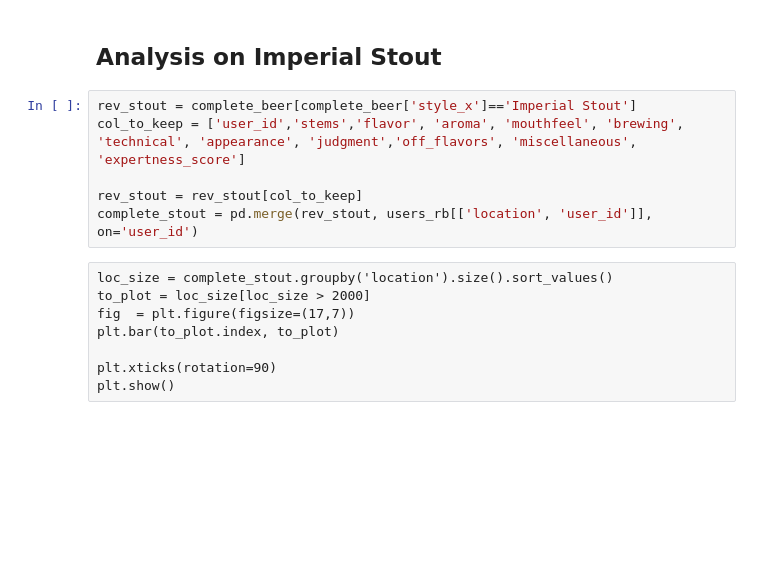
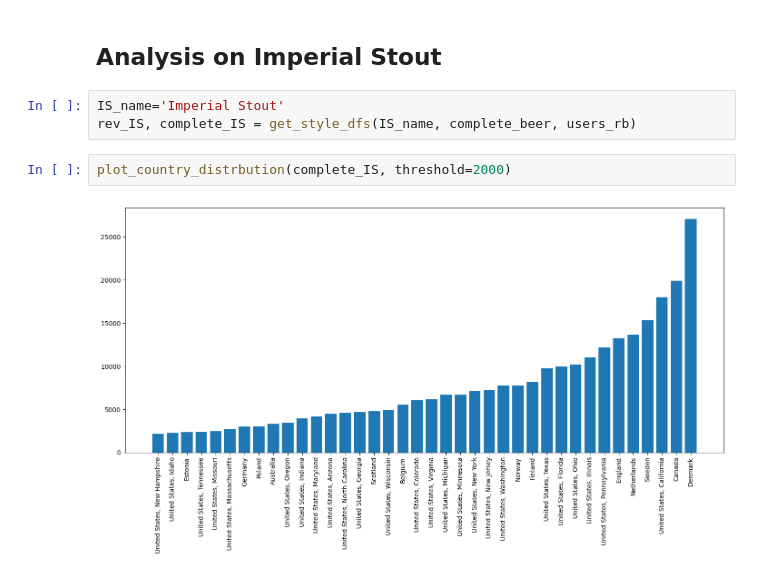
Before and after one commit to nada401/brewing-knowledge, a Jupyter notebook: src/scripts/country_analysis/rb_countries_analysis.ipynb, the cells around one changed output. Saved outputs shown, nothing was run; the diff lists cells and outputs as text; blank space fills up the shorter version.

```diff
--- a/src/scripts/country_analysis/rb_countries_analysis.ipynb
+++ b/src/scripts/country_analysis/rb_countries_analysis.ipynb
@@ -156,17 +80,10 @@ plt.show()
 # %% [markdown]
 ## Analysis on Imperial Stout
 # %%
-rev_stout = complete_beer[complete_beer['style_x']=='Imperial Stout']
-col_to_keep = ['user_id','stems','flavor', 'aroma', 'mouthfeel', 'brewing', 'technical', 'appearance', 'judgment','off_flavors', 'miscellaneous', 'expertness_score']
-
-rev_stout = rev_stout[col_to_keep]
-complete_stout = pd.merge(rev_stout, users_rb[['location', 'user_id']], on='user_id')
+IS_name='Imperial Stout'
+rev_IS, complete_IS = get_style_dfs(IS_name, complete_beer, users_rb)
-# %% [raw]
-loc_size = complete_stout.groupby('location').size().sort_values()
-to_plot = loc_size[loc_size > 2000]
-fig  = plt.figure(figsize=(17,7))
-plt.bar(to_plot.index, to_plot)
-
-plt.xticks(rotation=90)
-plt.show()
+# %%
+plot_country_distrbution(complete_IS, threshold=2000)
+# %% [output]
+[figure, added]
 # %%
```
Also changed, not shown: parts of 21 cells of this notebook, 1 other file.
